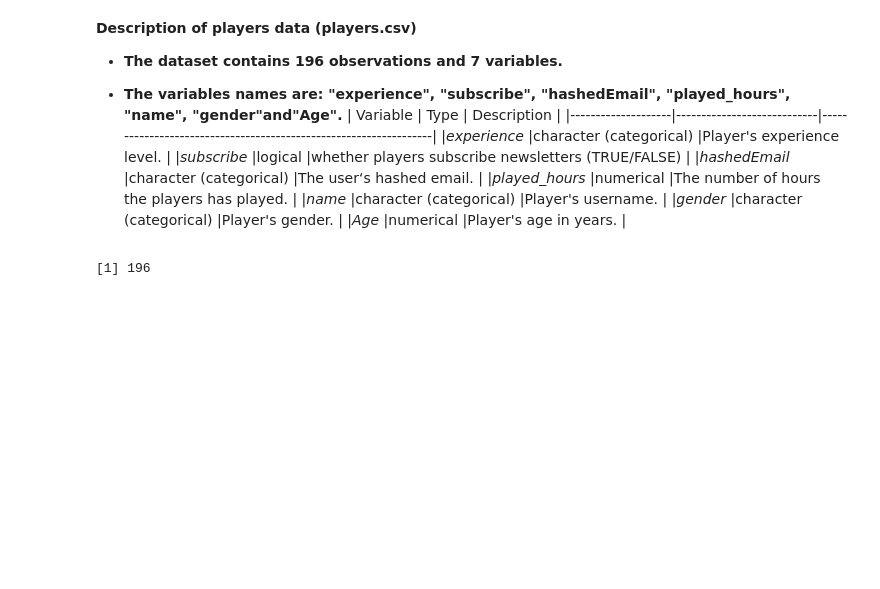
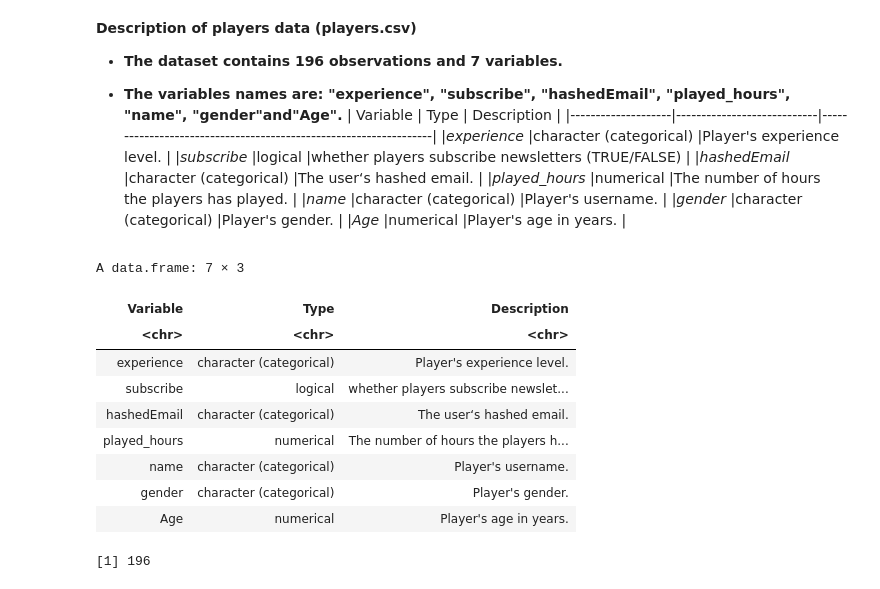
Before and after one commit to yunan-Deng/daci100_project_033_yunan_deng, a Jupyter notebook: individual_yunan_project.ipynb, the cells around one changed output. Saved outputs shown, nothing was run; the diff lists cells and outputs as text; code cells hidden in the pictures; blank space fills up the shorter version.

```diff
--- a/individual_yunan_project.ipynb
+++ b/individual_yunan_project.ipynb
@@ -65,6 +65,31 @@ A tibble: 6 × 5
 |*name*              |character (categorical)     |Player's username.                                                |
 |*gender*            |character (categorical)     |Player's gender.                                                  |
 |*Age*               |numerical                   |Player's age in years.                                            |
+# %%
+players_variables <- data.frame (
+    Variable = c("experience","subscribe","hashedEmail","played_hours","name","gender","Age"),
+    Type =c("character (categorical)","logical","character (categorical)","numerical ","character (categorical)","character (categorical)","numerical"),
+    Description =c("Player's experience level. ",
+                  "whether players subscribe newsletters (TRUE/FALSE)",
+                  "The user‘s hashed email.",
+                  "The number of hours the players has played.",
+                  "Player's username. ",
+                  "Player's gender. ",
+                  "Player's age in years. ")
+
+)
+  players_variables
+# %% [output]
+A data.frame: 7 × 3
+| Variable | Type | Description |
+| <chr> | <chr> | <chr> |
+| experience | character (categorical) | Player's experience level. |
+| subscribe | logical | whether players subscribe newslet... |
+| hashedEmail | character (categorical) | The user‘s hashed email. |
+| played_hours | numerical | The number of hours the players h... |
+| name | character (categorical) | Player's username. |
+| gender | character (categorical) | Player's gender. |
+| Age | numerical | Player's age in years. |
 # %%
 number_rows <- nrow(players)
 number_rows
```
Also changed, not shown: parts of 5 cells of this notebook.
